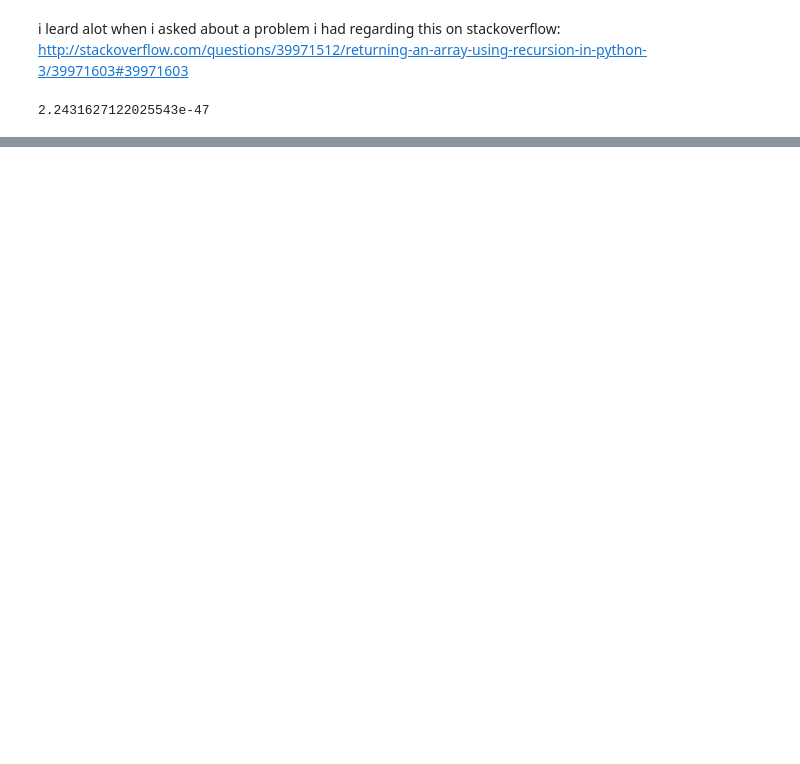
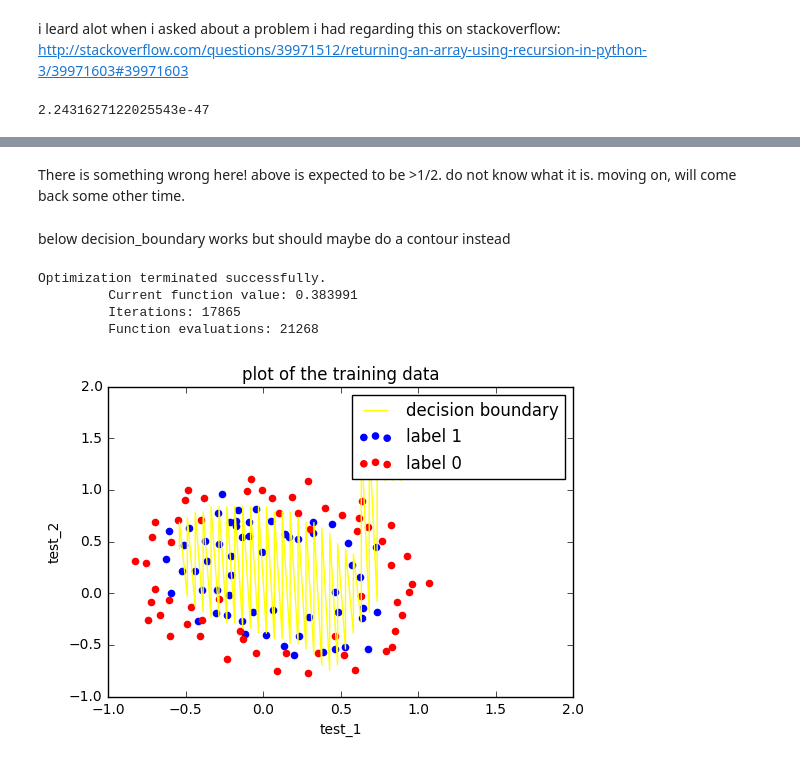
Before and after one commit to gurbraj/ML, a Jupyter notebook: ex2_logistic_regression/ex2_logistic_regression.ipynb, the cells around one changed output, grey strips where cells are left out. Drawn from its saved outputs; the diff is of its cells as text; code cells hidden in the pictures; blank space fills up the shorter version.

```diff
--- a/ex2_logistic_regression/ex2_logistic_regression.ipynb
+++ b/ex2_logistic_regression/ex2_logistic_regression.ipynb
@@ -247,7 +251,7 @@ cost_function(theta_array,X_reg,Y_reg)
 # %%
 #You should see that the cost is about 0.693. (again)
 # %%
-theta_array_opti_reg, minimal_cost_reg=optimal_thetas(theta_array,X_reg,Y_reg,iterations=100000)
+theta_array_opti_reg, minimal_cost_reg=optimal_thetas(theta_array,X_reg,Y_reg,l=0,iterations=100000)
 # %% [output]
 Optimization terminated successfully.
          Current function value: 0.383991
@@ -317,0 +309,53 @@ array([ 1.,  1.,  1.,  1.,  1.,  1.,  1.,  1.,  1.,  1.,  1.,  1.,  1.,
+# %% [markdown]
+There is something wrong here! above is expected to be >1/2. do not know what it is. moving on, will come back some other time.
+# %% [markdown]
+below decision_boundary works but should maybe do a contour instead
+# %%
+def decision_boundary(df, l=0):
+
+    X_df_copy=df.copy()
+    X_df_copy.columns=['x1','x2', 'y']
+    series1=X_df_copy['x1']
+    series2=X_df_copy['x2']
+
+    X_df_copy=mapfeature_binominal(series1,series2)
+    X_reg, Y_reg, theta_array=df_to_matrix(X_df_copy)
+
+    theta_array_opti_reg, minimal_cost_reg=optimal_thetas(theta_array,X_reg,Y_reg, l,iterations=100000)
+
+
+
+    #idea is to take every point in the relevant subspace of R^2 and map it through the trained sigmoidfuncion
+    #then consider the set of (x,y) sth z>1/2 in R^3 by projecting it into XxY-plane (R^2).
+    #since we are using the sigmoid function, this set is equivalent to x,y sth np.dot(np.array(x,y),theta_array_opti_reg)>1/2
+    x=np.linspace(-1,1.5,50)
+    y=np.linspace(-1,1.5,50)
+    z=np.zeros((len(x),len(y)))
+    x_list=[]
+    y_list=[]
+
+    for i in x:
+        for j in y:
+            plot_array=mapfeature_binominal_array(i,j)
+
+            if np.dot(theta_array_opti_reg.T, plot_array)>=0.5:
+                #z[i][j]=1
+                x_list.append(i)
+                y_list.append(j)
+            #else:
+                #z[i][j]=0
+            #above not necc. since z is initalized as matrix with zeros
+
+    classification_plot(df)
+    #plt.contour(x,y,z, [0])
+    plt.plot(x_list,y_list, label="decision boundary", color='yellow')
+    plt.legend()
+    plt.show()
+# %%
+decision_boundary(microchip_test_df,l=0)
+# %% [output]
+Optimization terminated successfully.
+         Current function value: 0.383991
+         Iterations: 17865
+         Function evaluations: 21268
+[figure, added]
```
Also changed, not shown: parts of 11 cells of this notebook, 2 other files.
